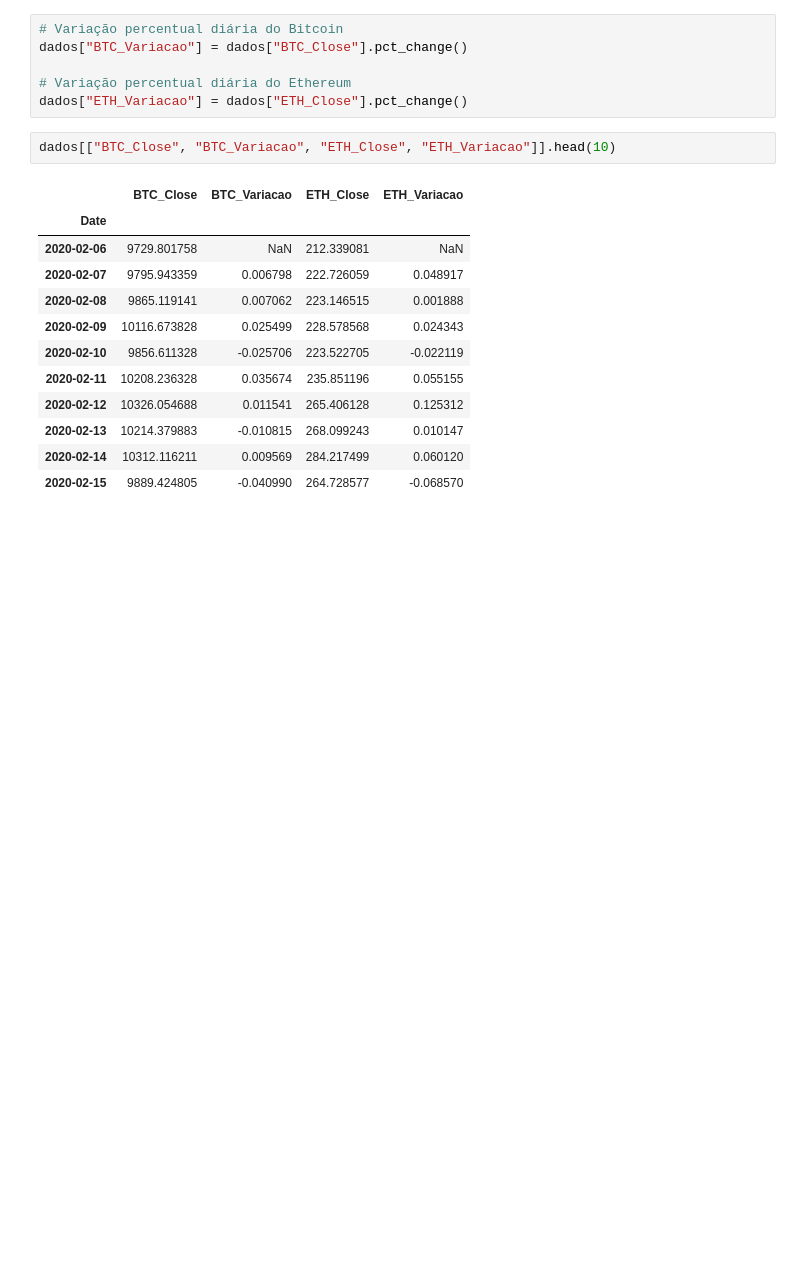
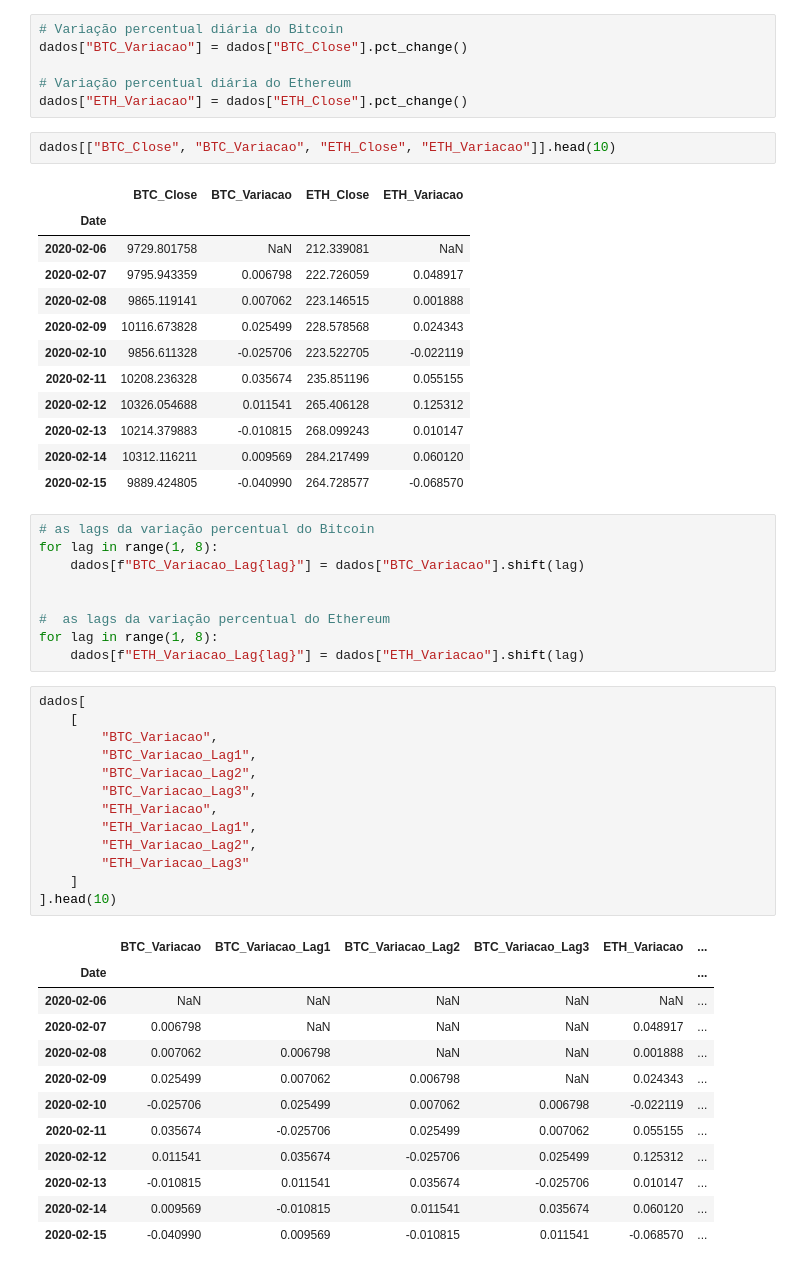
Before and after one commit to vicayumi/IC, a Jupyter notebook: notebooks/01_preditor_btc_eth.ipynb, the cells around one changed output. Cells and saved outputs as stored; diff of their text form; blank space fills up the shorter version.

```diff
--- a/notebooks/01_preditor_btc_eth.ipynb
+++ b/notebooks/01_preditor_btc_eth.ipynb
@@ -421,3 +423,38 @@ dados[["BTC_Close", "BTC_Variacao", "ETH_Close", "ETH_Variacao"]].head(10)
 | 2020-02-13 | 10214.379883 | -0.010815 | 268.099243 | 0.010147 |
 | 2020-02-14 | 10312.116211 | 0.009569 | 284.217499 | 0.060120 |
 | 2020-02-15 | 9889.424805 | -0.040990 | 264.728577 | -0.068570 |
+# %%
+# as lags da variação percentual do Bitcoin
+for lag in range(1, 8):
+    dados[f"BTC_Variacao_Lag{lag}"] = dados["BTC_Variacao"].shift(lag)
+
+
+#  as lags da variação percentual do Ethereum
+for lag in range(1, 8):
+    dados[f"ETH_Variacao_Lag{lag}"] = dados["ETH_Variacao"].shift(lag)
+# %%
+dados[
+    [
+        "BTC_Variacao",
+        "BTC_Variacao_Lag1",
+        "BTC_Variacao_Lag2",
+        "BTC_Variacao_Lag3",
+        "ETH_Variacao",
+        "ETH_Variacao_Lag1",
+        "ETH_Variacao_Lag2",
+        "ETH_Variacao_Lag3"
+    ]
+].head(10)
+# %% [output]
+|  | BTC_Variacao | BTC_Variacao_Lag1 | BTC_Variacao_Lag2 | BTC_Variacao_Lag3 | ETH_Variacao | ... |
+| Date |  |  |  |  |  | ... |
+| 2020-02-06 | NaN | NaN | NaN | NaN | NaN | ... |
+| 2020-02-07 | 0.006798 | NaN | NaN | NaN | 0.048917 | ... |
+| 2020-02-08 | 0.007062 | 0.006798 | NaN | NaN | 0.001888 | ... |
+| 2020-02-09 | 0.025499 | 0.007062 | 0.006798 | NaN | 0.024343 | ... |
+| 2020-02-10 | -0.025706 | 0.025499 | 0.007062 | 0.006798 | -0.022119 | ... |
+| 2020-02-11 | 0.035674 | -0.025706 | 0.025499 | 0.007062 | 0.055155 | ... |
+| 2020-02-12 | 0.011541 | 0.035674 | -0.025706 | 0.025499 | 0.125312 | ... |
+| 2020-02-13 | -0.010815 | 0.011541 | 0.035674 | -0.025706 | 0.010147 | ... |
+| 2020-02-14 | 0.009569 | -0.010815 | 0.011541 | 0.035674 | 0.060120 | ... |
+| 2020-02-15 | -0.040990 | 0.009569 | -0.010815 | 0.011541 | -0.068570 | ... |
```
Also changed, not shown: parts of 30 cells of this notebook.
